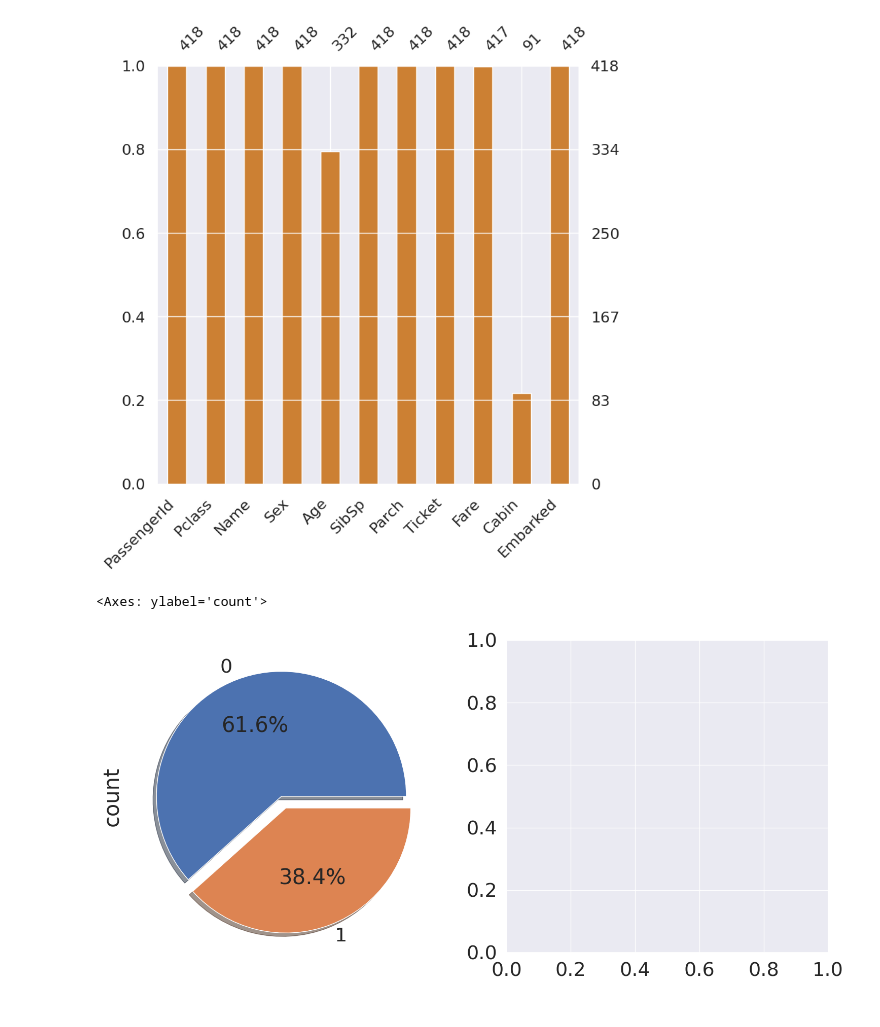
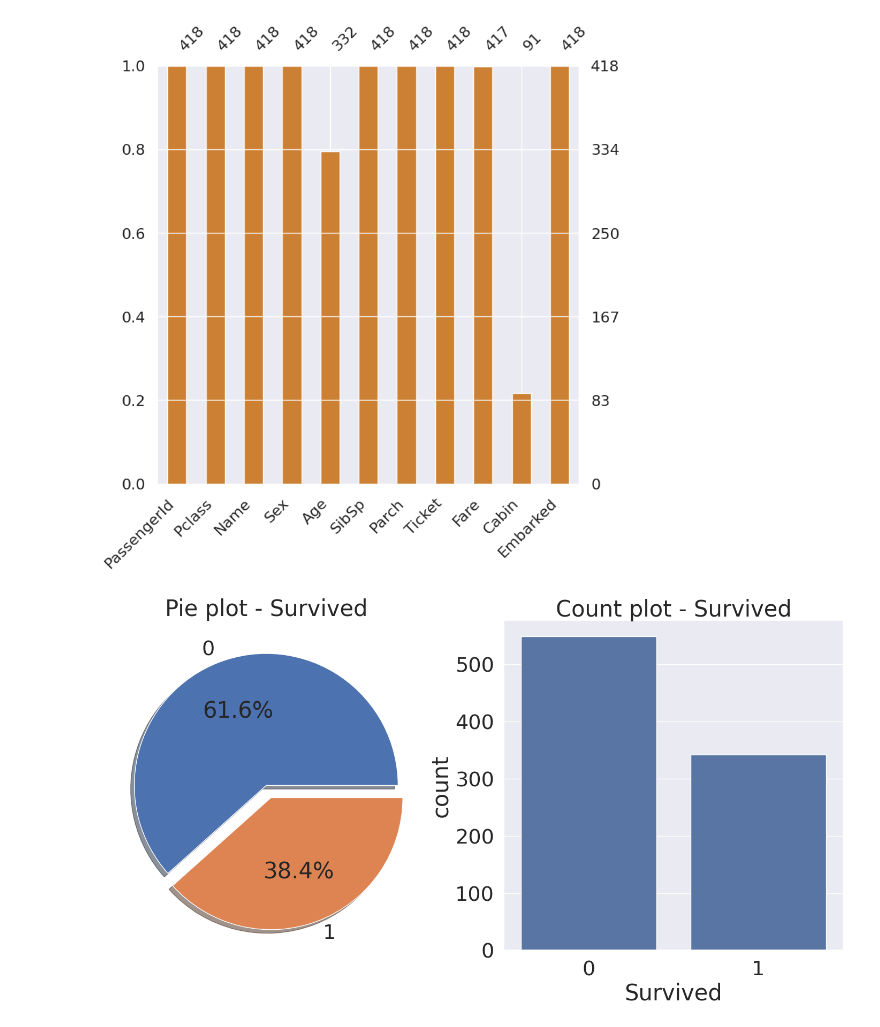
Before and after one commit to KIHONG-KIM/Kaggle, a Jupyter notebook: [Kaggle]_Titanic.ipynb, the cells around one changed output. Drawn from its saved outputs; the diff is of its cells as text; code cells hidden in the pictures.

```diff
--- a/[Kaggle]_Titanic.ipynb
+++ b/[Kaggle]_Titanic.ipynb
@@ -8,7 +8,7 @@ import matplotlib.pyplot as plt
 import seaborn as sns
 
 plt.style.use('seaborn')
-sns.set(font_scale=2.5)
+sns.set(font_scale=2.0)
 
 import missingno as msno
 
@@ -110,10 +109,25 @@ msno.bar(df=df_test.iloc[:, :], figsize=(8, 8), color=(0.8, 0.5, 0.2))
 # %% [output]
 <Axes: >
 [figure]
-# %%
-f, ax = plt.subplots(1, 2, figsize=(18, 8))
-
-df_train['Survived'].value_counts().plot.pie(explode=[0, 0.1], autopct='%1.1f%%', ax=ax[0], shadow=True) # count pie chart
-# %% [output]
-<Axes: ylabel='count'>
-[figure, removed]
+# %%
+f, ax = plt.subplots(1, 2, figsize=(18, 8))
+# plt.subplots(1, 2): 1행 2열의 서브플롯 그리드를 생성합니다. 즉, 2개의 그래프가 나란히 배치됩니다.
+# figsize=(18, 8): 그래프 영역의 크기를 설정합니다. 이 경우 너비가 18인치, 높이가 8인치의 그래프가 생성됩니다.
+# f: 생성된 Figure 객체를 저장하는 변수입니다. Figure 객체는 전체 그래프를 포함하는 컨테이너 역할을 합니다.
+# ax: 생성된 Axes 객체들을 저장하는 리스트입니다. Axes 객체는 각 서브플롯에 해당하며, 그래프를 그리는 데 사용됩니다.
+
+df_train['Survived'].value_counts().plot.pie(explode=[0, 0.1], autopct='%1.1f%%', ax=ax[0], shadow=True)
+# 데이터의['Survived']열 선택.각 값마다 총합으로 그룹화.plot모듈.pie차트선택(explode - 살짝 떨어트리는 효과[0, 0.1만큼], autopct='%1.1f%%' )
+# explode explode=[0, 0.1]은 파이 차트에서 특정 슬라이스를 다른 슬라이스보다 더 튀어나오게 만드는 데 사용되는 매개 변수입니다.
+# autopct='%1.1f%%'는 파이 차트에서 각 슬라이스의 백분율을 자동으로 표시하는 데 사용되는 서식 문자열입니다.
+
+ax[0].set_title('Pie plot - Survived')          # X축 이름 넣기
+ax[0].set_ylabel('')                            # y축 라벨 없애기
+
+sns.countplot(x='Survived', data=df_train, ax=ax[1])
+# seaborn style을 사용한 countplot차트에서 x축은 'Survived'라는 열의 데이터를 사용하고, data=df_train 사용, 0,1번 중 1번에 차트를 그리겠다.
+ax[1].set_title('Count plot - Survived')        # X축 이름 넣기
+
+plt.show()
+# %% [output]
+[figure, added]
```
Also changed, not shown: parts of 19 cells of this notebook.
